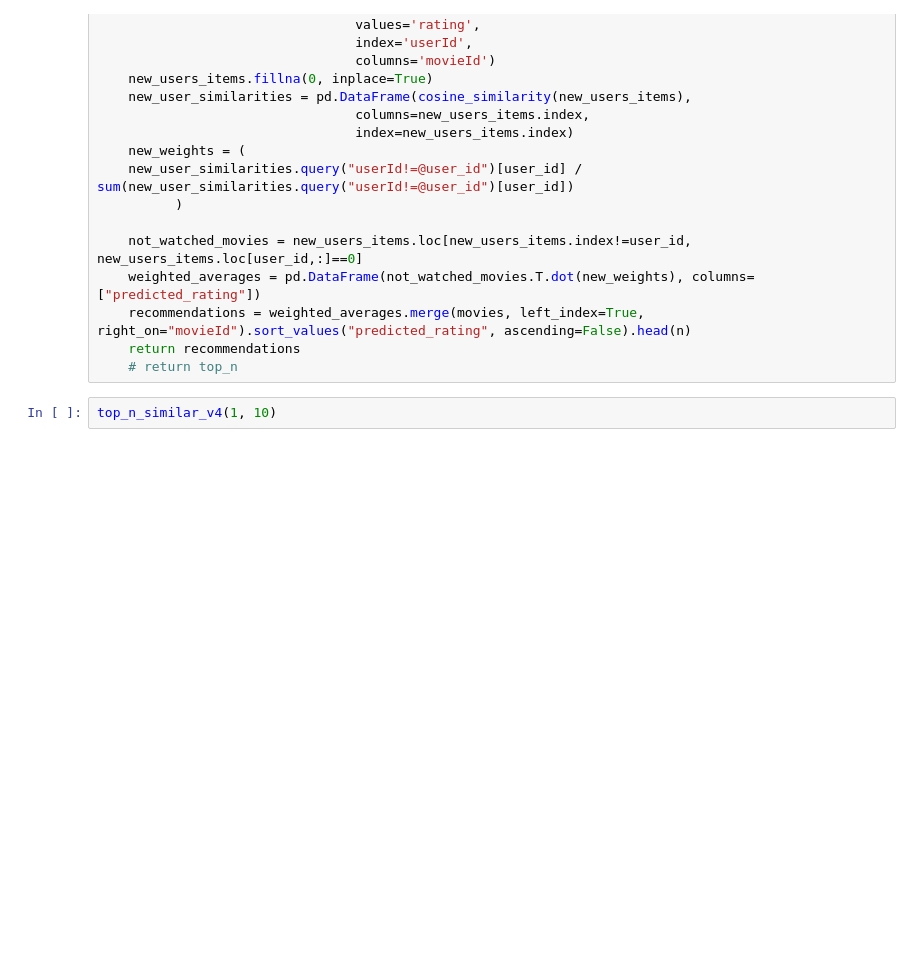
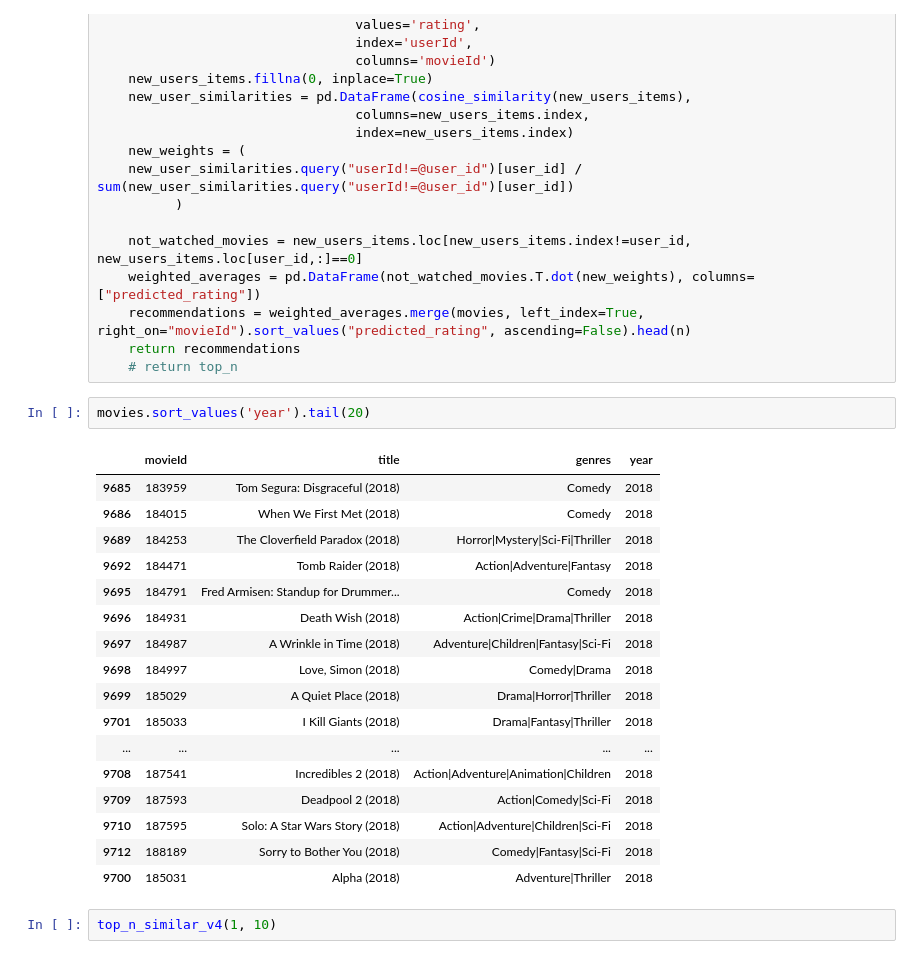
Before and after one commit to sherwan-m/WBSFLIX_Recommender_System, a Jupyter notebook: popularity_recommender.ipynb, the cells around one changed output. Cells and saved outputs as stored; diff of their text form; blank space fills up the shorter version.

```diff
--- a/popularity_recommender.ipynb
+++ b/popularity_recommender.ipynb
@@ -468,6 +454,26 @@ def top_n_similar_v4(user_id , n ):
     recommendations = weighted_averages.merge(movies, left_index=True, right_on="movieId").sort_values("predicted_rating", ascending=False).head(n)
     return recommendations
     # return top_n
+# %%
+movies.sort_values('year').tail(20)
+# %% [output]
+|  | movieId | title | genres | year |
+| 9685 | 183959 | Tom Segura: Disgraceful (2018) | Comedy | 2018 |
+| 9686 | 184015 | When We First Met (2018) | Comedy | 2018 |
+| 9689 | 184253 | The Cloverfield Paradox (2018) | Horror|Mystery|Sci-Fi|Thriller | 2018 |
+| 9692 | 184471 | Tomb Raider (2018) | Action|Adventure|Fantasy | 2018 |
+| 9695 | 184791 | Fred Armisen: Standup for Drummer... | Comedy | 2018 |
+| 9696 | 184931 | Death Wish (2018) | Action|Crime|Drama|Thriller | 2018 |
+| 9697 | 184987 | A Wrinkle in Time (2018) | Adventure|Children|Fantasy|Sci-Fi | 2018 |
+| 9698 | 184997 | Love, Simon (2018) | Comedy|Drama | 2018 |
+| 9699 | 185029 | A Quiet Place (2018) | Drama|Horror|Thriller | 2018 |
+| 9701 | 185033 | I Kill Giants (2018) | Drama|Fantasy|Thriller | 2018 |
+| ... | ... | ... | ... | ... |
+| 9708 | 187541 | Incredibles 2 (2018) | Action|Adventure|Animation|Children | 2018 |
+| 9709 | 187593 | Deadpool 2 (2018) | Action|Comedy|Sci-Fi | 2018 |
+| 9710 | 187595 | Solo: A Star Wars Story (2018) | Action|Adventure|Children|Sci-Fi | 2018 |
+| 9712 | 188189 | Sorry to Bother You (2018) | Comedy|Fantasy|Sci-Fi | 2018 |
+| 9700 | 185031 | Alpha (2018) | Adventure|Thriller | 2018 |
 # %%
 top_n_similar_v4(1, 10)
 # %% [output]
```
Also changed, not shown: parts of 16 cells of this notebook.
